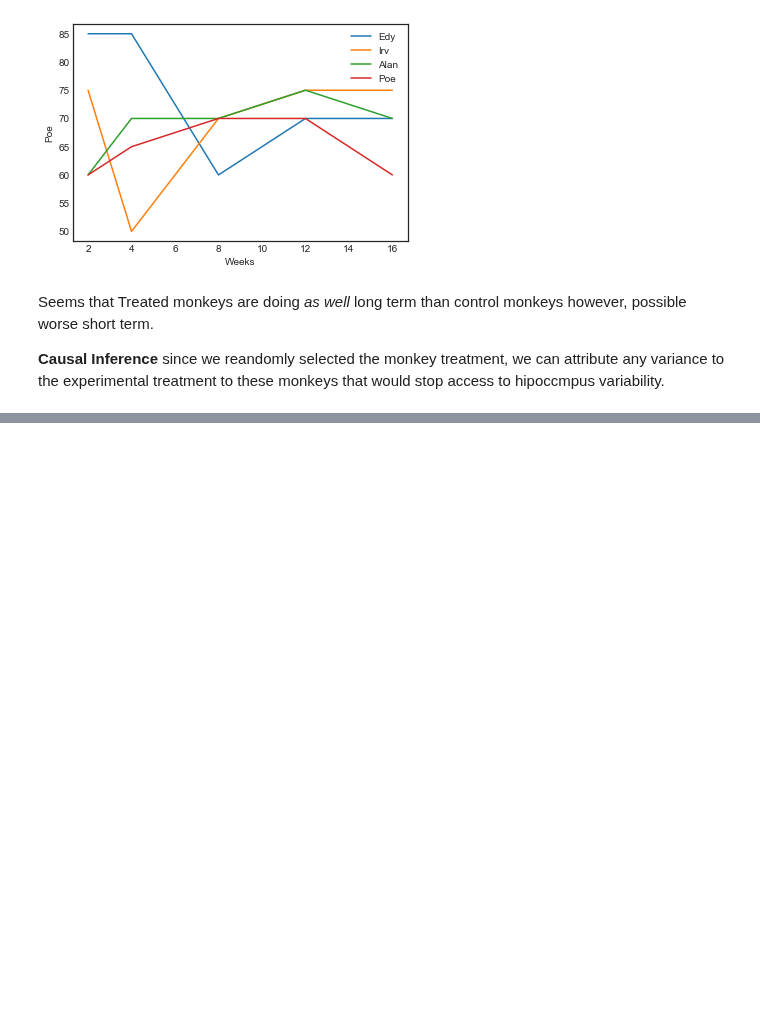
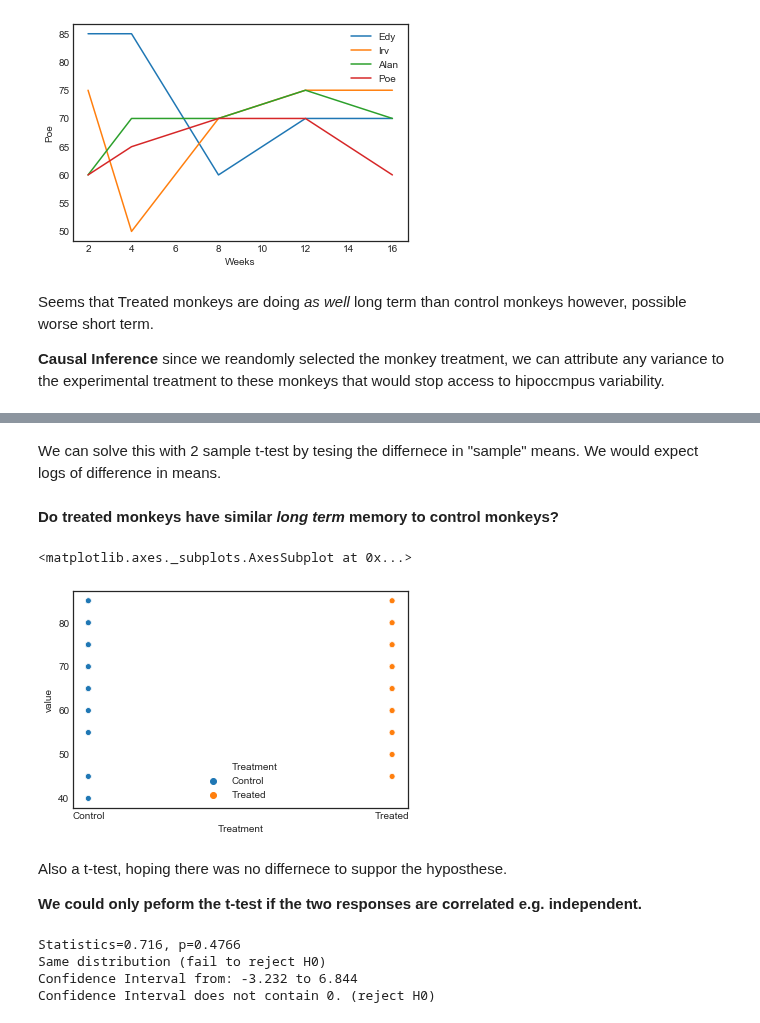
Before and after one commit to naivelogic/Machine_Learning_Notebooks, a Jupyter notebook: Data_Science/Statistical Models/[Sleuth] Repeated Measures and Multivariate Responses.ipynb, the cells around one changed output, grey strips where cells are left out. Cells and saved outputs as stored; diff of their text form; code cells hidden in the pictures; blank space fills up the shorter version.

```diff
--- a/Data_Science/Statistical Models/[Sleuth] Repeated Measures and Multivariate Responses.ipynb
+++ b/Data_Science/Statistical Models/[Sleuth] Repeated Measures and Multivariate Responses.ipynb
@@ -221,0 +215,14 @@ __Causal Inference__ since we reandomly selected the monkey treatment, we can at
+# %% [markdown]
+We can solve this with 2 sample t-test by tesing the differnece in "sample" means. We would expect logs of difference in means.
+# %% [markdown]
+__Do treated monkeys have similar _long term_ memory to control monkeys?__
+# %%
+sns.scatterplot(x="Treatment", y='value', hue='Treatment',
+                data=df_[df_.term=='long_term'])
+# %% [output]
+<matplotlib.axes._subplots.AxesSubplot at 0x...>
+[figure, added]
+# %% [markdown]
+Also a t-test, hoping there was no differnece to suppor the hyposthese.
+
+__We could only peform the t-test if the two responses are correlated e.g. independent.__
@@ -221,0 +232,32 @@ __Causal Inference__ since we reandomly selected the monkey treatment, we can at
+# %%
+def interpret(p_value, alpha_level=0.05):
+    if p_value > alpha_level:
+        print('Same distribution (fail to reject H0)')
+    else:
+        print('Different distribution (reject H0)')
+
+def interpret_ci(ci_low, ci_high):
+    if (ci_low >= 0) & (ci_high >= 0):
+        print('Confidence Interval contains 0. (fail to reject H0)')
+    else:
+        print('Confidence Interval does not contain 0. (reject H0)')
+
+alpha = 0.05
+
+
+# compare samples
+stat, p = stats.ttest_ind(response_1, response_2, equal_var=False)
+print('Statistics=%.3f, p=%.4f' % (stat, p))
+interpret(p, alpha_level= alpha)
+
+# Confidence Interval
+import statsmodels.stats.api as sms
+cm = sms.CompareMeans(sms.DescrStatsW(response_1, ddof=22 ), sms.DescrStatsW(response_2, ddof=13))
+ci_low, ci_high =  cm.tconfint_diff(alpha=alpha, alternative="two-sided", usevar='unequal')
+print("Confidence Interval from: %.3f to %.3f" % (ci_low, ci_high))
+interpret_ci(ci_low, ci_high)
+# %% [output]
+Statistics=0.716, p=0.4766
+Same distribution (fail to reject H0)
+Confidence Interval from: -3.232 to 6.844
+Confidence Interval does not contain 0. (reject H0)
```
Also changed, not shown: parts of 10 cells of this notebook.
